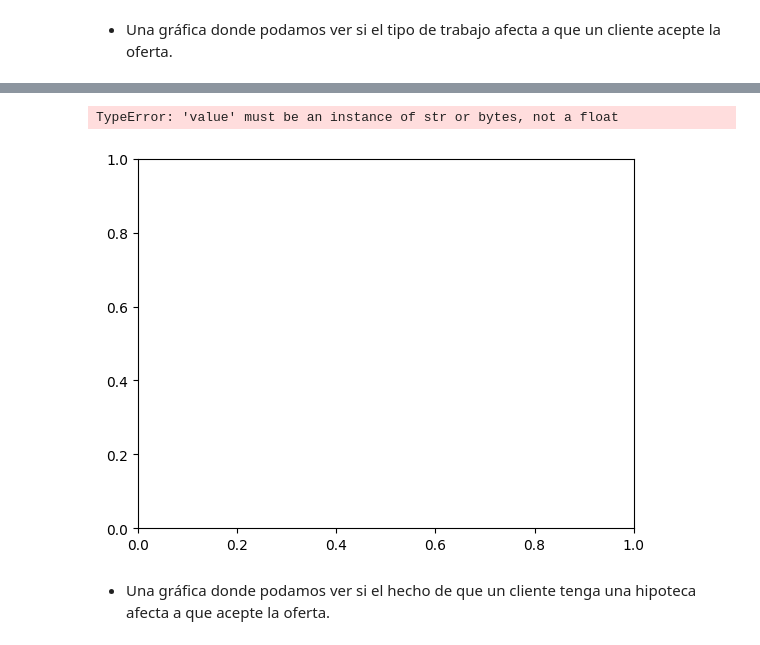
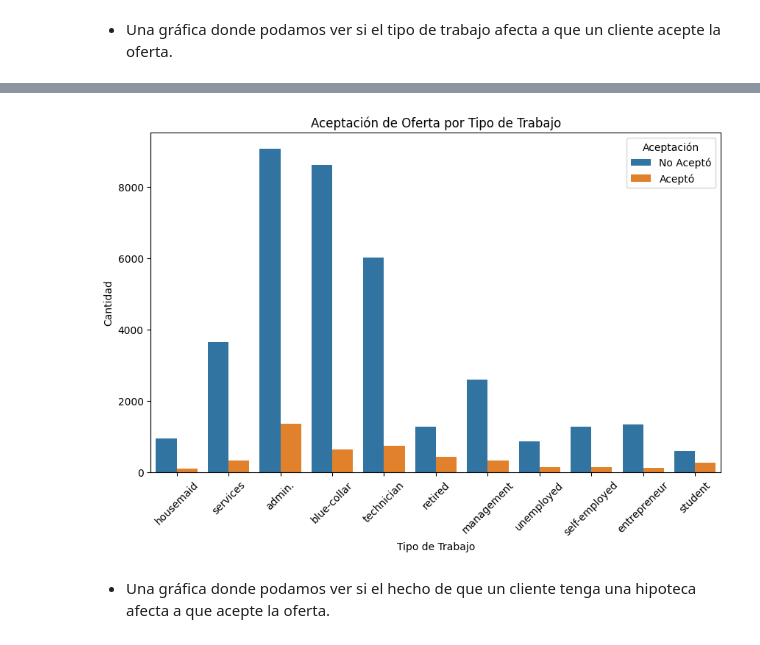
Before and after one commit to anane3373/promoE_modulo2_sprint2_pairprogramming_AnaGuardiayAndreaCabrera, a Jupyter notebook: limpieza_pair/limpieza1_16_8.ipynb, the cells around one changed output, grey strips where cells are left out. Drawn from its saved outputs; the diff is of its cells as text; code cells hidden in the pictures.

```diff
--- a/limpieza_pair/limpieza1_16_8.ipynb
+++ b/limpieza_pair/limpieza1_16_8.ipynb
@@ -254,26 +271,17 @@ Name: count, dtype: int64
 # %%
 import seaborn as sns
 import matplotlib.pyplot as plt
-# %%
-#barplot job - y
-
-
-plt.bar(df['job'], df['y'])
-
-# iniciamos nuestra gráfica para contestar a la pregunta, añadiendo sex al parámetro hue
-
-
-# cambiamos el nombre de los ejes
-fig.set(xlabel='job', ylabel= 'y' )
-
-# cambiamos el título de la gráfica
-fig.set_title('Relación tipo de trabajo vs. oferta')
-
-# motramos la gráfica
-plt.show()
-# %% [output]
-TypeError: 'value' must be an instance of str or bytes, not a float
-[figure, removed]
+# %%
+plt.figure(figsize=(10, 6))
+sns.countplot(x='job', hue='y', data=df)
+plt.title('Aceptación de Oferta por Tipo de Trabajo')
+plt.xlabel('Tipo de Trabajo')
+plt.ylabel('Cantidad')
+plt.xticks(rotation=45)
+plt.legend(title='Aceptación', labels=['No Aceptó', 'Aceptó'])
+plt.show()
+# %% [output]
+[figure, added]
 # %% [markdown]
 - Una gráfica donde podamos ver si el hecho de que un cliente tenga una hipoteca afecta a que acepte la oferta.
 # %%
```
Also changed, not shown: parts of 8 cells of this notebook, 2 other files.
